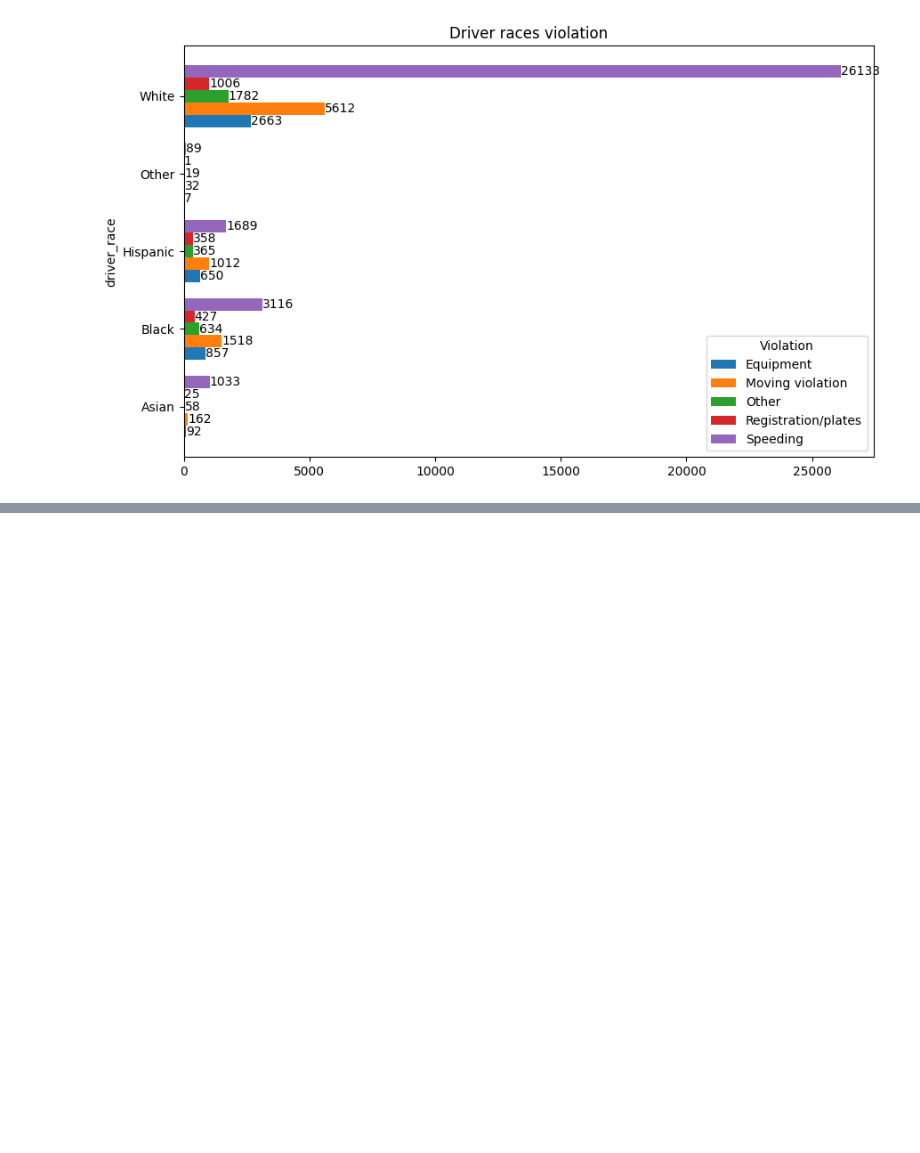
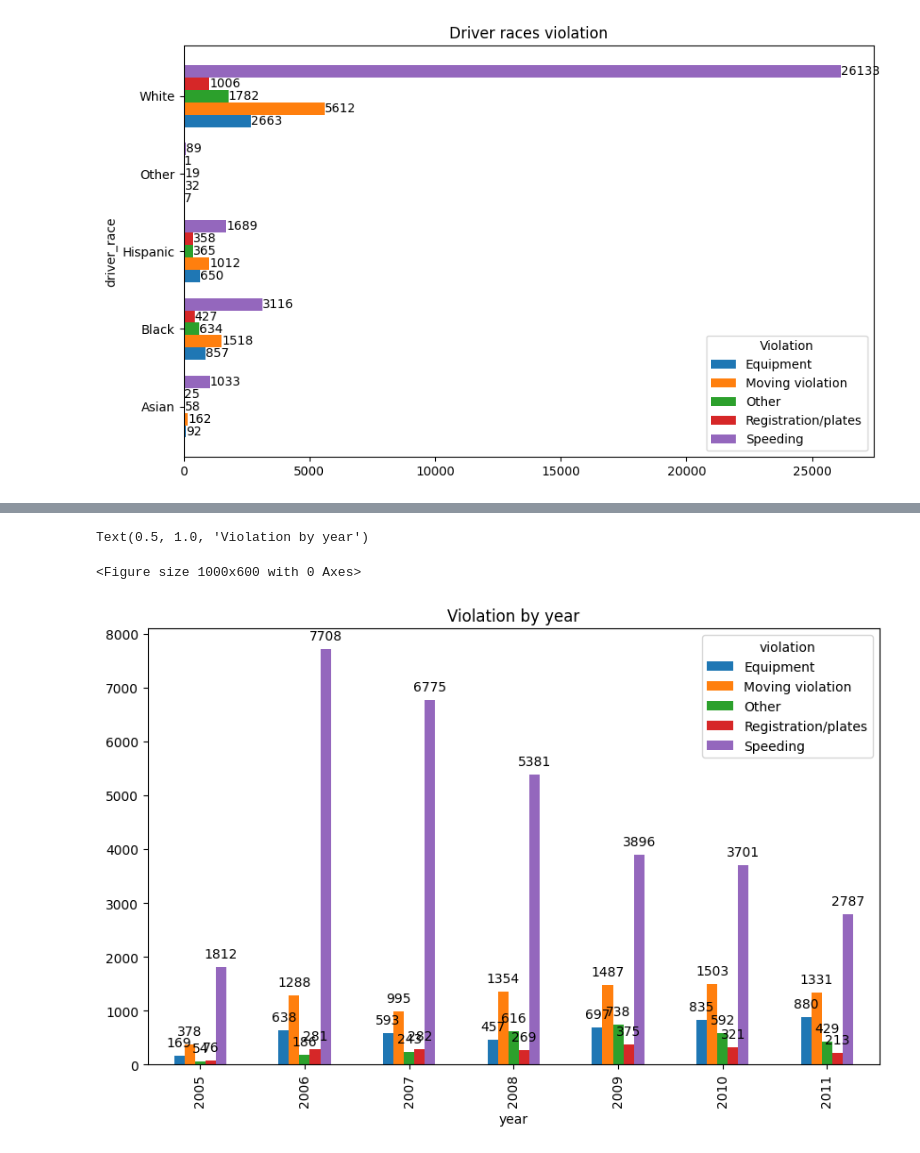
Before and after one commit to ddatnguyen97/Traffic-Violation, a Jupyter notebook: Trafiic Violations.ipynb, the cells around one changed output, grey strips where cells are left out. Cells and saved outputs as stored; diff of their text form; code cells hidden in the pictures; blank space fills up the shorter version.

```diff
--- a/Trafiic Violations.ipynb
+++ b/Trafiic Violations.ipynb
@@ -199,0 +229,18 @@ Text(0.5, 1.0, 'Driver races violation')
+# %%
+violation_by_year = df.groupby('year')['violation'].value_counts().unstack()
+
+plt.figure(figsize=(10, 6))
+plot = violation_by_year.plot(kind='bar', stacked=False, figsize=(10, 6))
+
+for p in plot.patches:
+    plot.annotate(format(p.get_height(), '.0f'),
+                  (p.get_x() + p.get_width() / 2., p.get_height()),
+                  ha = 'center', va = 'center',
+                  xytext = (0, 10),
+                  textcoords = 'offset points')
+
+plt.title('Violation by year')
+# %% [output]
+Text(0.5, 1.0, 'Violation by year')
+<Figure size 1000x600 with 0 Axes>
+[figure, added]
```
Also changed, not shown: parts of 6 cells of this notebook.
